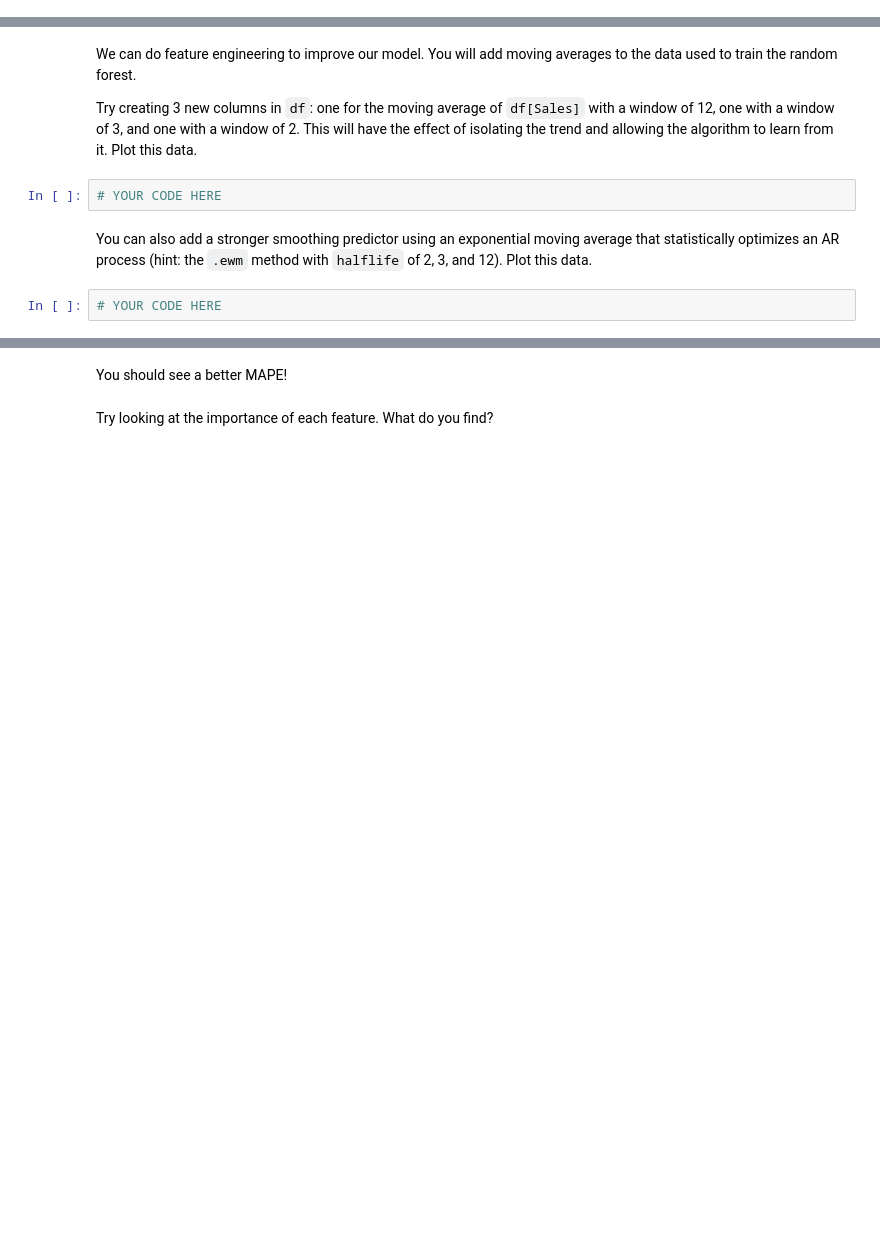
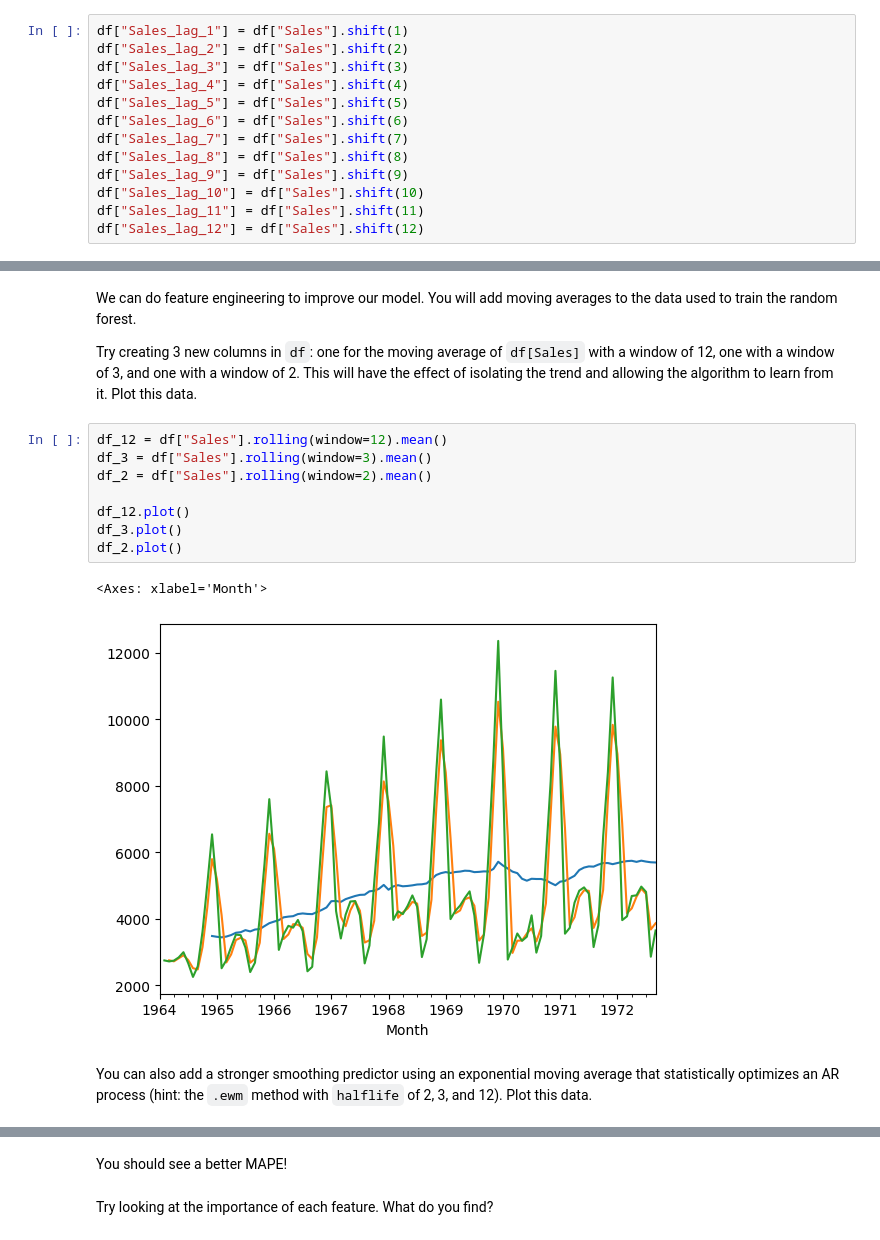
Before and after one commit to itsyeren/sarima, a Jupyter notebook: sarima.ipynb, the cells around one changed output, grey strips where cells are left out. Cells and saved outputs as stored; diff of their text form; blank space fills up the shorter version.

```diff
--- a/sarima.ipynb
+++ b/sarima.ipynb
@@ -346,2 +344,15 @@ We are now fitting a non-linear model like a Random Forest. The idea is to predi
+# %%
+df["Sales_lag_1"] = df["Sales"].shift(1)
+df["Sales_lag_2"] = df["Sales"].shift(2)
+df["Sales_lag_3"] = df["Sales"].shift(3)
+df["Sales_lag_4"] = df["Sales"].shift(4)
+df["Sales_lag_5"] = df["Sales"].shift(5)
+df["Sales_lag_6"] = df["Sales"].shift(6)
+df["Sales_lag_7"] = df["Sales"].shift(7)
+df["Sales_lag_8"] = df["Sales"].shift(8)
+df["Sales_lag_9"] = df["Sales"].shift(9)
+df["Sales_lag_10"] = df["Sales"].shift(10)
+df["Sales_lag_11"] = df["Sales"].shift(11)
+df["Sales_lag_12"] = df["Sales"].shift(12)
 # %% [markdown]
 👉 Create (do not train) a `random forest` algorithm to predict Sales based on your shifted features
@@ -381,9 +412,16 @@ def evaluate_performance_month_prediction(y_true, test_indexes, predictor, full_
 We can do feature engineering to improve our model. You will add moving averages to the data used to train the random forest.
 
 Try creating 3 new columns in `df`: one for the moving average of `df[Sales]` with a window of 12, one with a window of 3, and one with a window of 2. This will have the effect of isolating the trend and allowing the algorithm to learn from it. Plot this data.
-# %%
-# YOUR CODE HERE
+# %%
+df_12 = df["Sales"].rolling(window=12).mean()
+df_3 = df["Sales"].rolling(window=3).mean()
+df_2 = df["Sales"].rolling(window=2).mean()
+
+df_12.plot()
+df_3.plot()
+df_2.plot()
+# %% [output]
+<Axes: xlabel='Month'>
+[figure, added]
 # %% [markdown]
 You can also add a stronger smoothing predictor using an exponential moving average that statistically optimizes an AR process (hint: the `.ewm` method with `halflife` of 2, 3, and 12). Plot this data.
-# %%
-# YOUR CODE HERE
```
Also changed, not shown: parts of 10 cells of this notebook.
